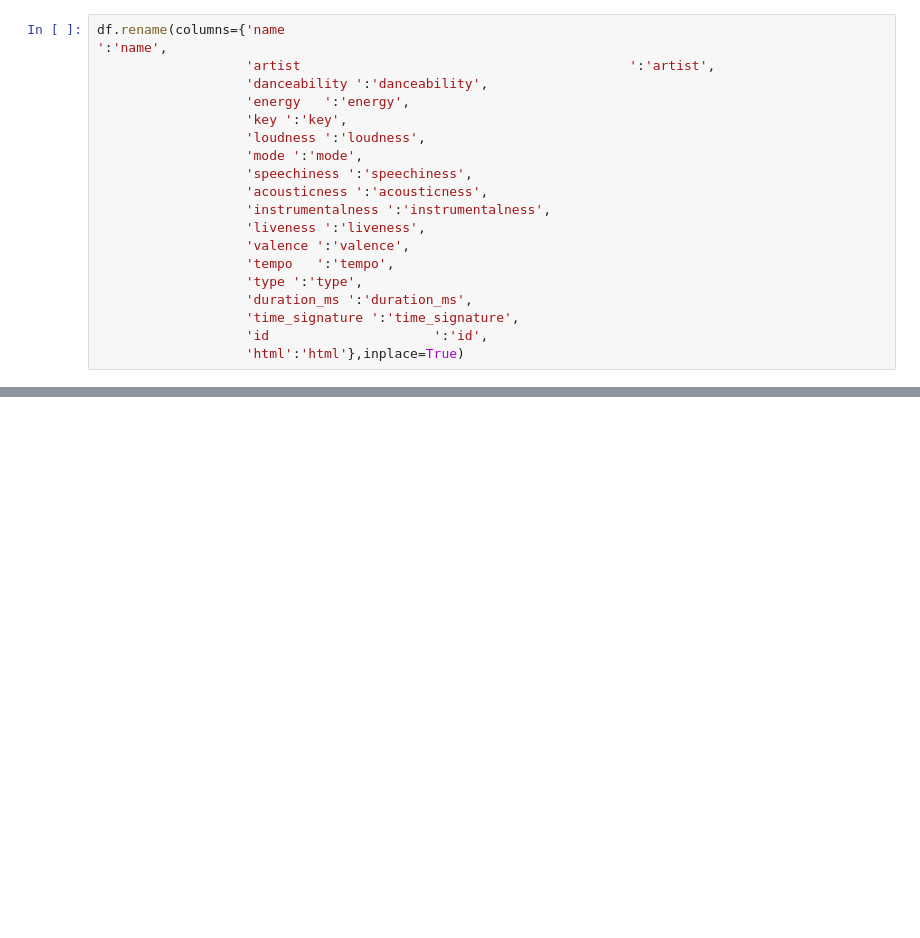
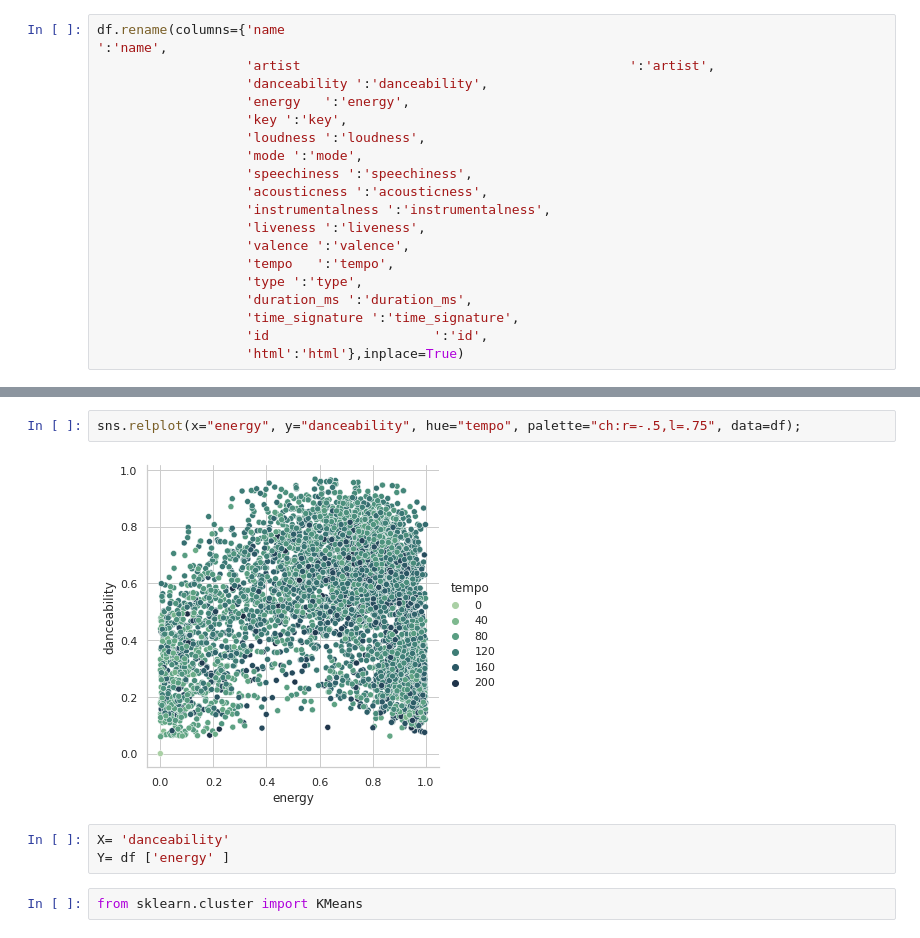
Before and after one commit to DanielACordero/Machine-Learning, a Jupyter notebook: Unsupervised_machine_learning_clustering.ipynb, the cells around one changed output, grey strips where cells are left out. Cells and saved outputs as stored; diff of their text form; blank space fills up the shorter version.

```diff
--- a/Unsupervised_machine_learning_clustering.ipynb
+++ b/Unsupervised_machine_learning_clustering.ipynb
@@ -107,0 +263,9 @@ plt.tight_layout()
+# %%
+sns.relplot(x="energy", y="danceability", hue="tempo", palette="ch:r=-.5,l=.75", data=df);
+# %% [output]
+[figure, added]
+# %%
+X= 'danceability'
+Y= df ['energy' ]
+# %%
+from sklearn.cluster import KMeans
```
Also changed, not shown: parts of 49 cells of this notebook.
